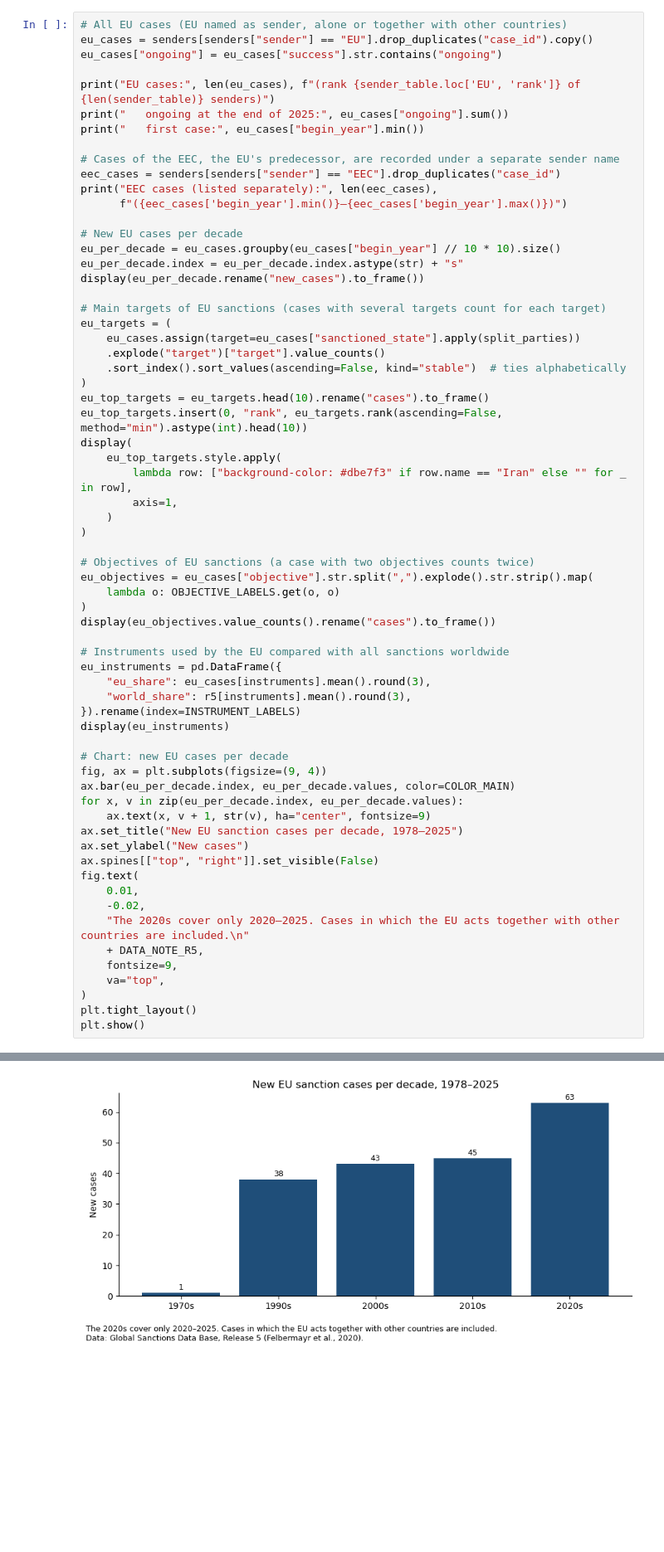
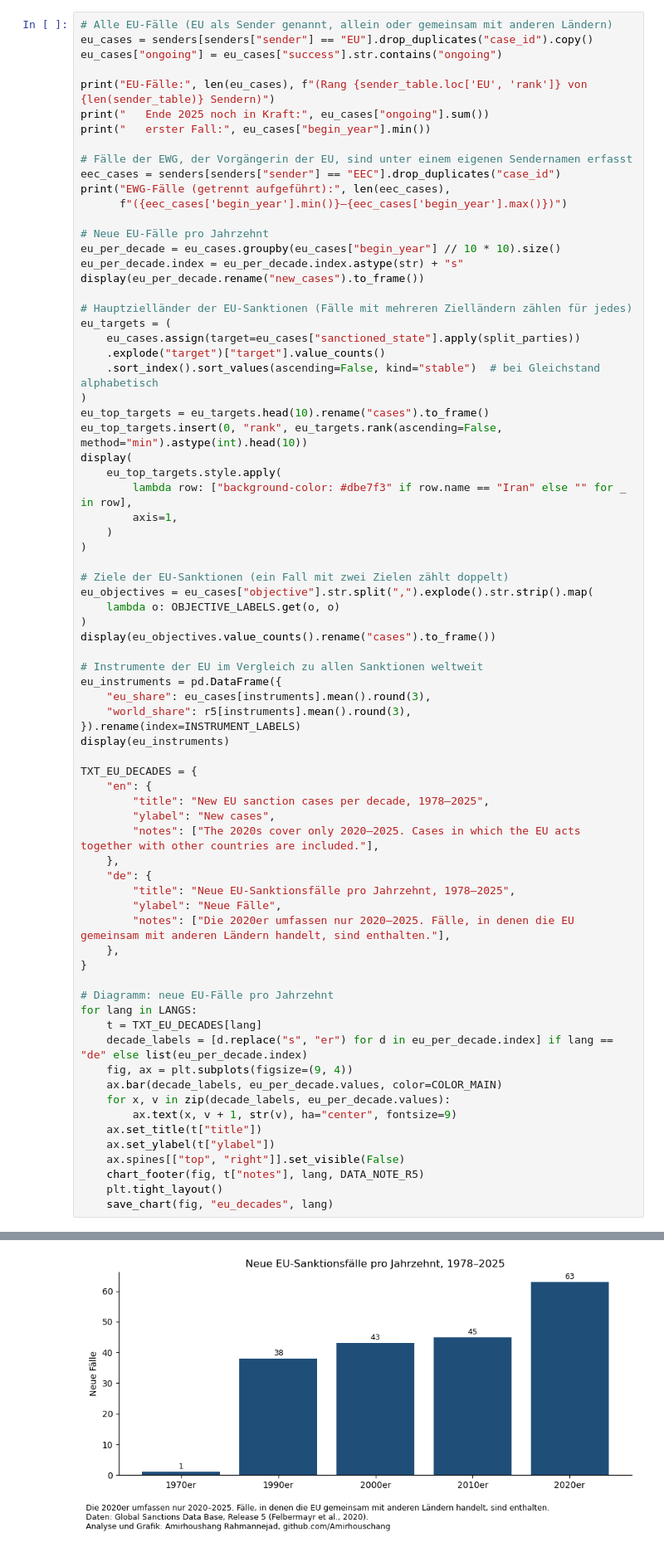
Before and after one commit to Amirhouschang/iran-sanctions-analysis, a Jupyter notebook: iran_sanctions_analysis.ipynb, the cells around one changed output, grey strips where cells are left out. Shown at 83% size. Saved outputs shown, nothing was run; the diff lists cells and outputs as text; blank space fills up the shorter version.

```diff
--- a/iran_sanctions_analysis.ipynb
+++ b/iran_sanctions_analysis.ipynb
@@ -1120,27 +1335,27 @@ This section looks at EU sanctions overall and then at the EU cases against Iran
 # %%
-# All EU cases (EU named as sender, alone or together with other countries)
+# Alle EU-Fälle (EU als Sender genannt, allein oder gemeinsam mit anderen Ländern)
 eu_cases = senders[senders["sender"] == "EU"].drop_duplicates("case_id").copy()
 eu_cases["ongoing"] = eu_cases["success"].str.contains("ongoing")
 
-print("EU cases:", len(eu_cases), f"(rank {sender_table.loc['EU', 'rank']} of {len(sender_table)} senders)")
-print("   ongoing at the end of 2025:", eu_cases["ongoing"].sum())
-print("   first case:", eu_cases["begin_year"].min())
+print("EU-Fälle:", len(eu_cases), f"(Rang {sender_table.loc['EU', 'rank']} von {len(sender_table)} Sendern)")
+print("   Ende 2025 noch in Kraft:", eu_cases["ongoing"].sum())
+print("   erster Fall:", eu_cases["begin_year"].min())
 
-# Cases of the EEC, the EU's predecessor, are recorded under a separate sender name
+# Fälle der EWG, der Vorgängerin der EU, sind unter einem eigenen Sendernamen erfasst
 eec_cases = senders[senders["sender"] == "EEC"].drop_duplicates("case_id")
-print("EEC cases (listed separately):", len(eec_cases),
+print("EWG-Fälle (getrennt aufgeführt):", len(eec_cases),
       f"({eec_cases['begin_year'].min()}–{eec_cases['begin_year'].max()})")
 
-# New EU cases per decade
+# Neue EU-Fälle pro Jahrzehnt
 eu_per_decade = eu_cases.groupby(eu_cases["begin_year"] // 10 * 10).size()
 eu_per_decade.index = eu_per_decade.index.astype(str) + "s"
 display(eu_per_decade.rename("new_cases").to_frame())
 
-# Main targets of EU sanctions (cases with several targets count for each target)
+# Hauptzielländer der EU-Sanktionen (Fälle mit mehreren Zielländern zählen für jedes)
 eu_targets = (
     eu_cases.assign(target=eu_cases["sanctioned_state"].apply(split_parties))
     .explode("target")["target"].value_counts()
-    .sort_index().sort_values(ascending=False, kind="stable")  # ties alphabetically
+    .sort_index().sort_values(ascending=False, kind="stable")  # bei Gleichstand alphabetisch
 )
 eu_top_targets = eu_targets.head(10).rename("cases").to_frame()
 eu_top_targets.insert(0, "rank", eu_targets.rank(ascending=False, method="min").astype(int).head(10))
@@ -1151,35 +1366,44 @@ display(
     )
 )
 
-# Objectives of EU sanctions (a case with two objectives counts twice)
+# Ziele der EU-Sanktionen (ein Fall mit zwei Zielen zählt doppelt)
 eu_objectives = eu_cases["objective"].str.split(",").explode().str.strip().map(
     lambda o: OBJECTIVE_LABELS.get(o, o)
 )
 display(eu_objectives.value_counts().rename("cases").to_frame())
 
-# Instruments used by the EU compared with all sanctions worldwide
+# Instrumente der EU im Vergleich zu allen Sanktionen weltweit
 eu_instruments = pd.DataFrame({
     "eu_share": eu_cases[instruments].mean().round(3),
     "world_share": r5[instruments].mean().round(3),
 }).rename(index=INSTRUMENT_LABELS)
 display(eu_instruments)
 
-# Chart: new EU cases per decade
-fig, ax = plt.subplots(figsize=(9, 4))
-ax.bar(eu_per_decade.index, eu_per_decade.values, color=COLOR_MAIN)
-for x, v in zip(eu_per_decade.index, eu_per_decade.values):
-    ax.text(x, v + 1, str(v), ha="center", fontsize=9)
-ax.set_title("New EU sanction cases per decade, 1978–2025")
-ax.set_ylabel("New cases")
-ax.spines[["top", "right"]].set_visible(False)
-fig.text(
-    0.01,
-    -0.02,
-    "The 2020s cover only 2020–2025. Cases in which the EU acts together with other countries are included.\n"
-    + DATA_NOTE_R5,
-    fontsize=9,
-    va="top",
-)
-plt.tight_layout()
-plt.show()
+TXT_EU_DECADES = {
+    "en": {
+        "title": "New EU sanction cases per decade, 1978–2025",
+        "ylabel": "New cases",
+        "notes": ["The 2020s cover only 2020–2025. Cases in which the EU acts together with other countries are included."],
+    },
+    "de": {
+        "title": "Neue EU-Sanktionsfälle pro Jahrzehnt, 1978–2025",
+        "ylabel": "Neue Fälle",
+        "notes": ["Die 2020er umfassen nur 2020–2025. Fälle, in denen die EU gemeinsam mit anderen Ländern handelt, sind enthalten."],
+    },
+}
+
+# Diagramm: neue EU-Fälle pro Jahrzehnt
+for lang in LANGS:
+    t = TXT_EU_DECADES[lang]
+    decade_labels = [d.replace("s", "er") for d in eu_per_decade.index] if lang == "de" else list(eu_per_decade.index)
+    fig, ax = plt.subplots(figsize=(9, 4))
+    ax.bar(decade_labels, eu_per_decade.values, color=COLOR_MAIN)
+    for x, v in zip(decade_labels, eu_per_decade.values):
+        ax.text(x, v + 1, str(v), ha="center", fontsize=9)
+    ax.set_title(t["title"])
+    ax.set_ylabel(t["ylabel"])
+    ax.spines[["top", "right"]].set_visible(False)
+    chart_footer(fig, t["notes"], lang, DATA_NOTE_R5)
+    plt.tight_layout()
+    save_chart(fig, "eu_decades", lang)
 # %% [output]
@@ -1197,33 +1421,33 @@ EEC cases (listed separately): 14 (1979–1991)
 |  | rank | cases |
 | target |  |  |
 | Belarus | 1 | 12 |
 | Russia | 2 | 11 |
 | Iran | 3 | 8 |
 | Myanmar | 3 | 8 |
 | Afghanistan | 5 | 6 |
 | China | 5 | 6 |
 | Congo, Democratic Republic of the | 5 | 6 |
 | Sudan | 5 | 6 |
 | Burundi | 9 | 5 |
 | Yugoslavia | 9 | 5 |
 |  | cases |
 | objective |  |
 | Human rights | 83 |
 | Democracy | 61 |
 | End war | 61 |
 | Policy change | 31 |
 | Terrorism | 19 |
 | Other | 14 |
 | Nuclear / threat to peace | 10 |
 | Destabilise regime | 2 |
 | Territorial conflict | 2 |
 |  | eu_share | world_share |
 | Trade | 0.316 | 0.414 |
 | Financial | 0.768 | 0.598 |
 | Travel | 0.495 | 0.315 |
 | Arms | 0.279 | 0.166 |
 | Military assistance | 0.189 | 0.148 |
 | Other | 0.116 | 0.165 |
-[figure, old version]
+[figure, new version]
 # %% [markdown]
 **Interpretation**
```
Also changed, not shown: parts of 53 cells of this notebook, 2 other files.
